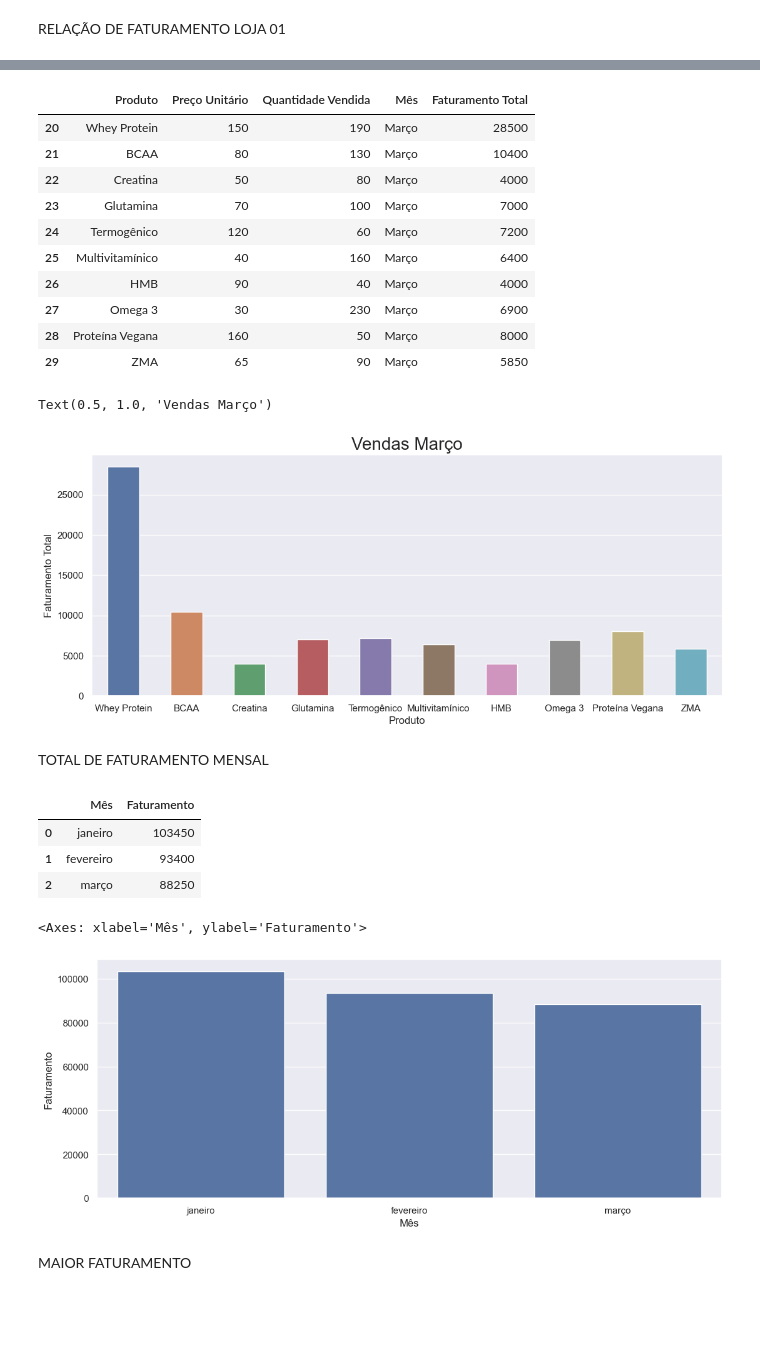
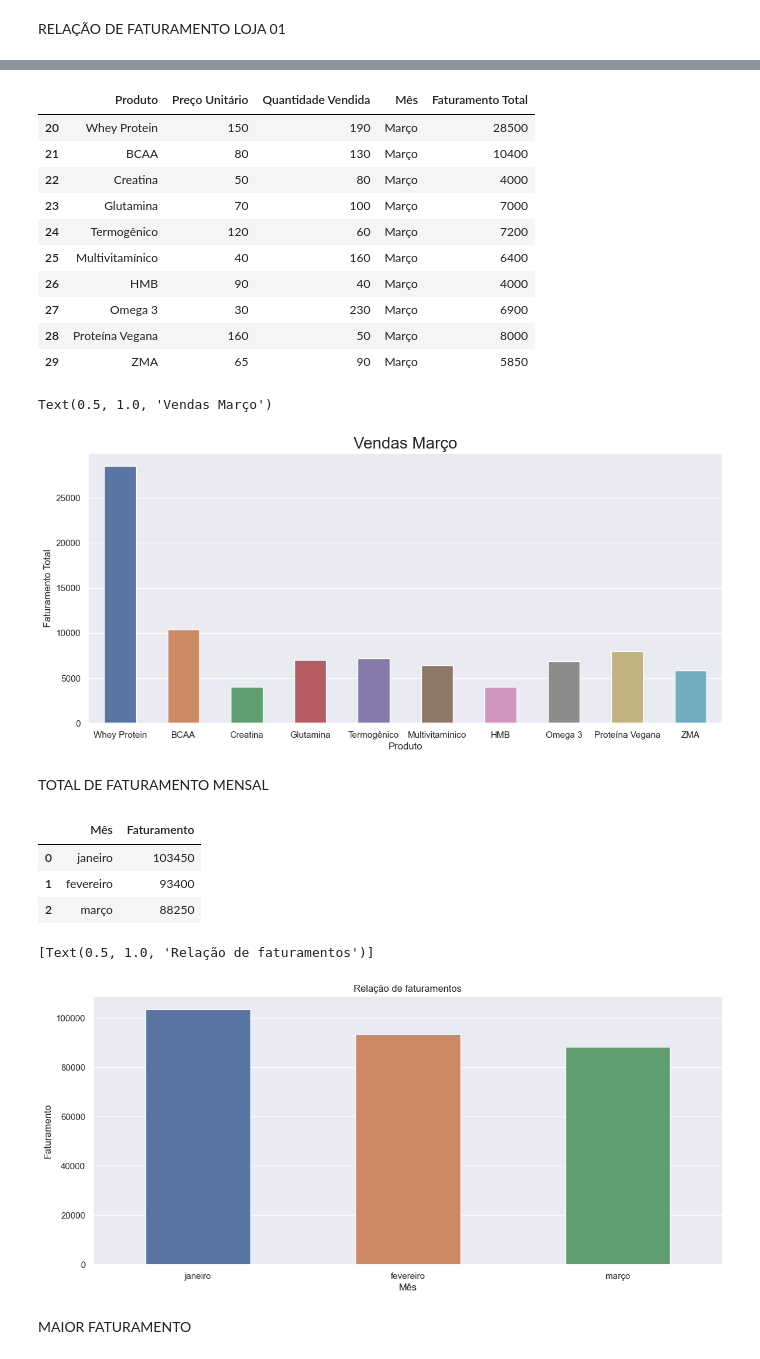
Before and after one commit to jhonatanpaz95/analise-de-dados, a Jupyter notebook: Desafio 1 chatgpt/doc.ipynb, the cells around one changed output, grey strips where cells are left out. Saved outputs shown, nothing was run; the diff lists cells and outputs as text; code cells hidden in the pictures; blank space fills up the shorter version.

```diff
--- a/Desafio 1 chatgpt/doc.ipynb
+++ b/Desafio 1 chatgpt/doc.ipynb
@@ -9,6 +9,7 @@ RELAÇÃO DE FATURAMENTO LOJA 01
 # %%
 display(loja1_df)
 
+sns.set(rc={'figure.figsize': (14,6)})
 fig = sns.barplot(data=loja1_df, x='Produto', y="Faturamento Total", hue="Produto", width=0.5, errorbar=None)
 fig.set_title('LOJA 01', fontsize=20, loc='center')
 # %% [output]
@@ -87,32 +88,33 @@ fig.set_title('Vendas Março', fontsize=20, loc='center')
 | 28 | Proteína Vegana | 160 | 50 | Março | 8000 |
 | 29 | ZMA | 65 | 90 | Março | 5850 |
 Text(0.5, 1.0, 'Vendas Março')
-[figure, old version]
+[figure, new version]
 # %% [markdown]
 TOTAL DE FATURAMENTO MENSAL
 # %%
 faturamento_janeiro = vendas_janeiro_df['Faturamento Total'].sum()
 faturamento_fevereiro = vendas_fevereiro_df['Faturamento Total'].sum()
 faturamento_marco = vendas_marco_df['Faturamento Total'].sum()
 #print(f'faturamento Janeiro = R$ {faturamento_janeiro:.2f}, \nfaturamento Fevereiro = R$ {faturamento_fevereiro:.2f}, \nfaruamento março = R$ {faturamento_marco:.2f}')
 
 faturamento ={
     'janeiro' : faturamento_janeiro,
     'fevereiro' : faturamento_fevereiro,
     'março' : faturamento_marco
 }
 
 faturamento_df = pd.DataFrame(list(faturamento.items()), columns = ['Mês', 'Faturamento'])
 display(faturamento_df)
 
-sns.barplot(x='Mês', y='Faturamento', data=faturamento_df)
+fig= sns.barplot(data= faturamento_df, x='Mês', y='Faturamento', width=0.5, hue='Mês')
+fig.set(title='Relação de faturamentos')
 # %% [output]
 |  | Mês | Faturamento |
 | 0 | janeiro | 103450 |
 | 1 | fevereiro | 93400 |
 | 2 | março | 88250 |
-<Axes: xlabel='Mês', ylabel='Faturamento'>
+[Text(0.5, 1.0, 'Relação de faturamentos')]
-[figure, old version]
+[figure, new version]
 # %% [markdown]
 MAIOR FATURAMENTO
 # %%
```
Also changed, not shown: parts of 3 cells of this notebook.
